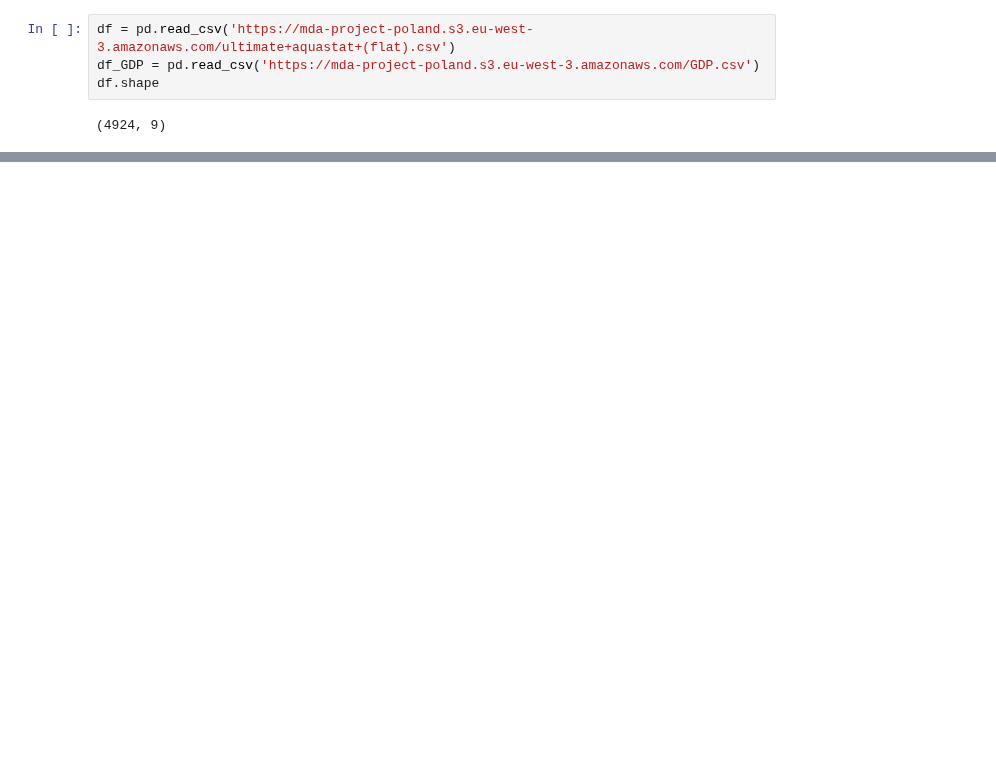
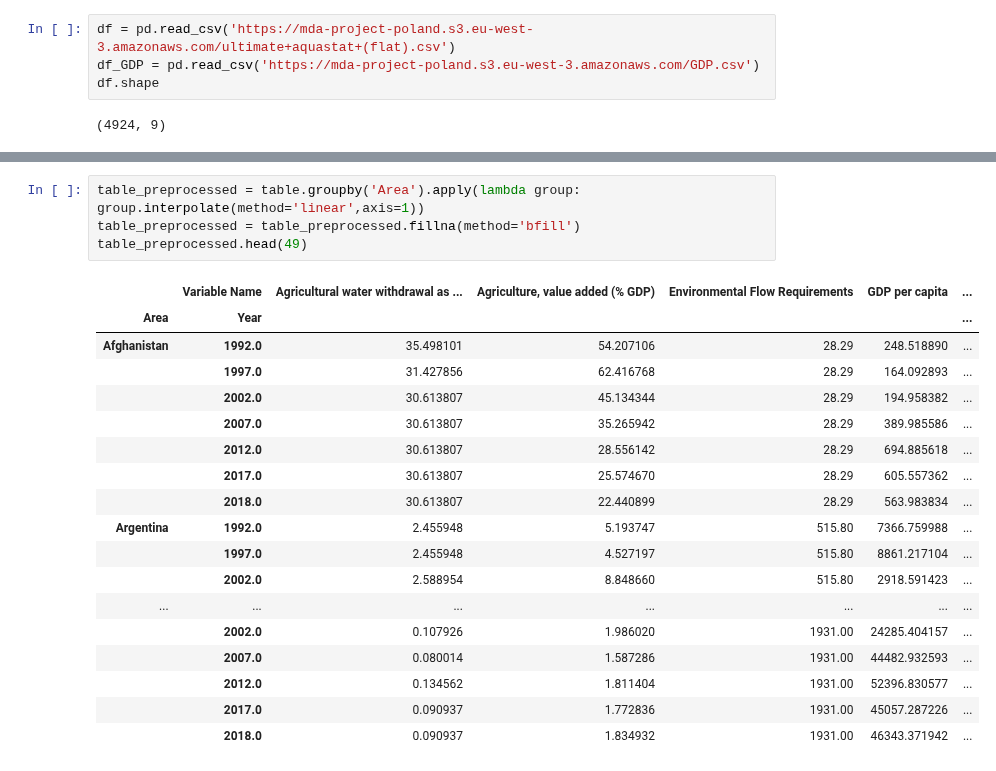
Before and after one commit to karlpolak/MDA-project, a Jupyter notebook: dataset.ipynb, the cells around one changed output, grey strips where cells are left out. Drawn from its saved outputs; the diff is of its cells as text; blank space fills up the shorter version.

Commit message:
filled missing values of dataset

```diff
--- a/dataset.ipynb
+++ b/dataset.ipynb
@@ -77 +113,24 @@ Gross Domestic Product (GDP)                                                0
 dtype: int64
+# %%
+table_preprocessed = table.groupby('Area').apply(lambda group: group.interpolate(method='linear',axis=1))
+table_preprocessed = table_preprocessed.fillna(method='bfill')
+table_preprocessed.head(49)
+# %% [output]
+|  | Variable Name | Agricultural water withdrawal as ... | Agriculture, value added (% GDP) | Environmental Flow Requirements | GDP per capita | ... |
+| Area | Year |  |  |  |  | ... |
+| Afghanistan | 1992.0 | 35.498101 | 54.207106 | 28.29 | 248.518890 | ... |
+|  | 1997.0 | 31.427856 | 62.416768 | 28.29 | 164.092893 | ... |
+|  | 2002.0 | 30.613807 | 45.134344 | 28.29 | 194.958382 | ... |
+|  | 2007.0 | 30.613807 | 35.265942 | 28.29 | 389.985586 | ... |
+|  | 2012.0 | 30.613807 | 28.556142 | 28.29 | 694.885618 | ... |
+|  | 2017.0 | 30.613807 | 25.574670 | 28.29 | 605.557362 | ... |
+|  | 2018.0 | 30.613807 | 22.440899 | 28.29 | 563.983834 | ... |
+| Argentina | 1992.0 | 2.455948 | 5.193747 | 515.80 | 7366.759988 | ... |
+|  | 1997.0 | 2.455948 | 4.527197 | 515.80 | 8861.217104 | ... |
+|  | 2002.0 | 2.588954 | 8.848660 | 515.80 | 2918.591423 | ... |
+| ... | ... | ... | ... | ... | ... | ... |
+|  | 2002.0 | 0.107926 | 1.986020 | 1931.00 | 24285.404157 | ... |
+|  | 2007.0 | 0.080014 | 1.587286 | 1931.00 | 44482.932593 | ... |
+|  | 2012.0 | 0.134562 | 1.811404 | 1931.00 | 52396.830577 | ... |
+|  | 2017.0 | 0.090937 | 1.772836 | 1931.00 | 45057.287226 | ... |
+|  | 2018.0 | 0.090937 | 1.834932 | 1931.00 | 46343.371942 | ... |
```
Also changed, not shown: parts of 6 cells of this notebook.
